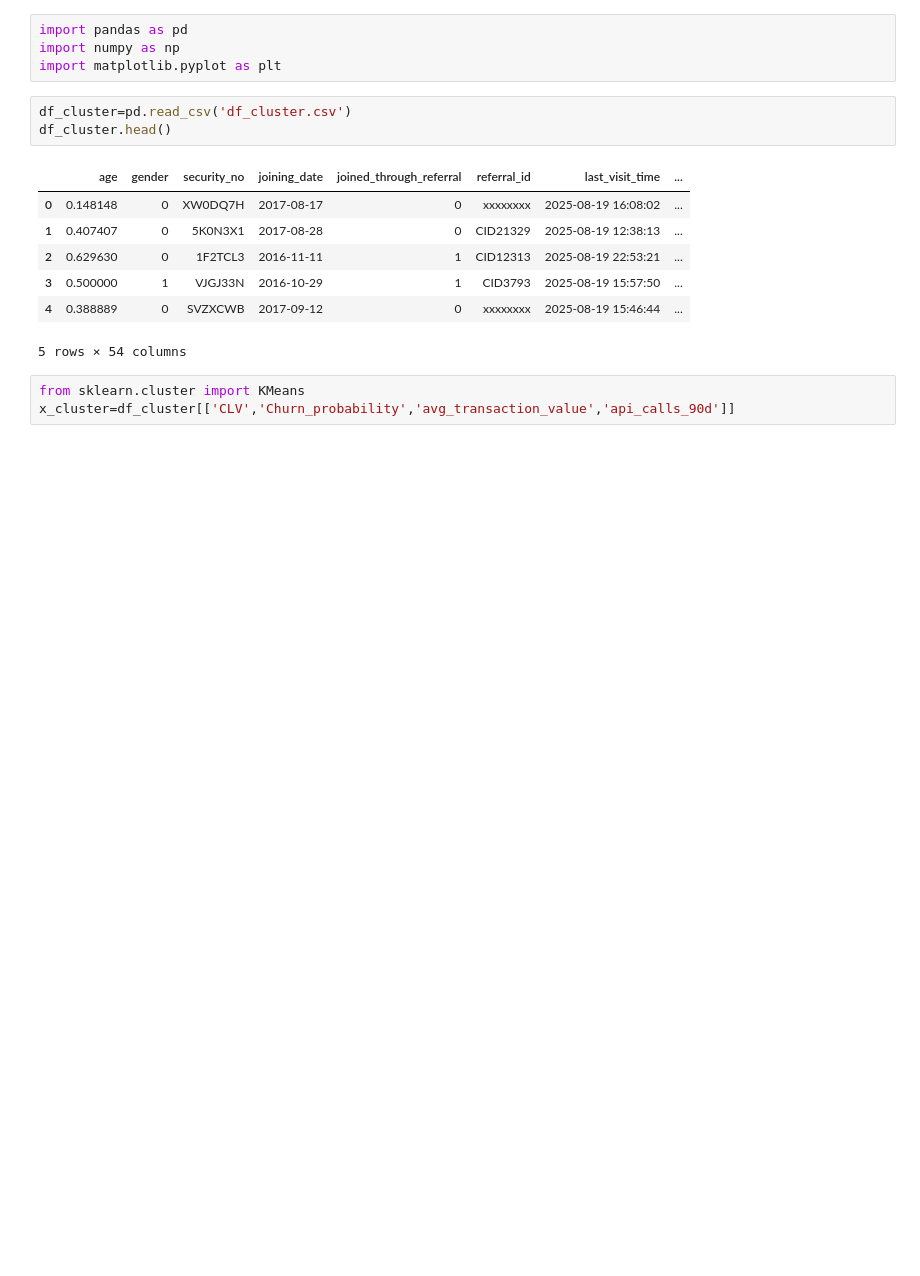
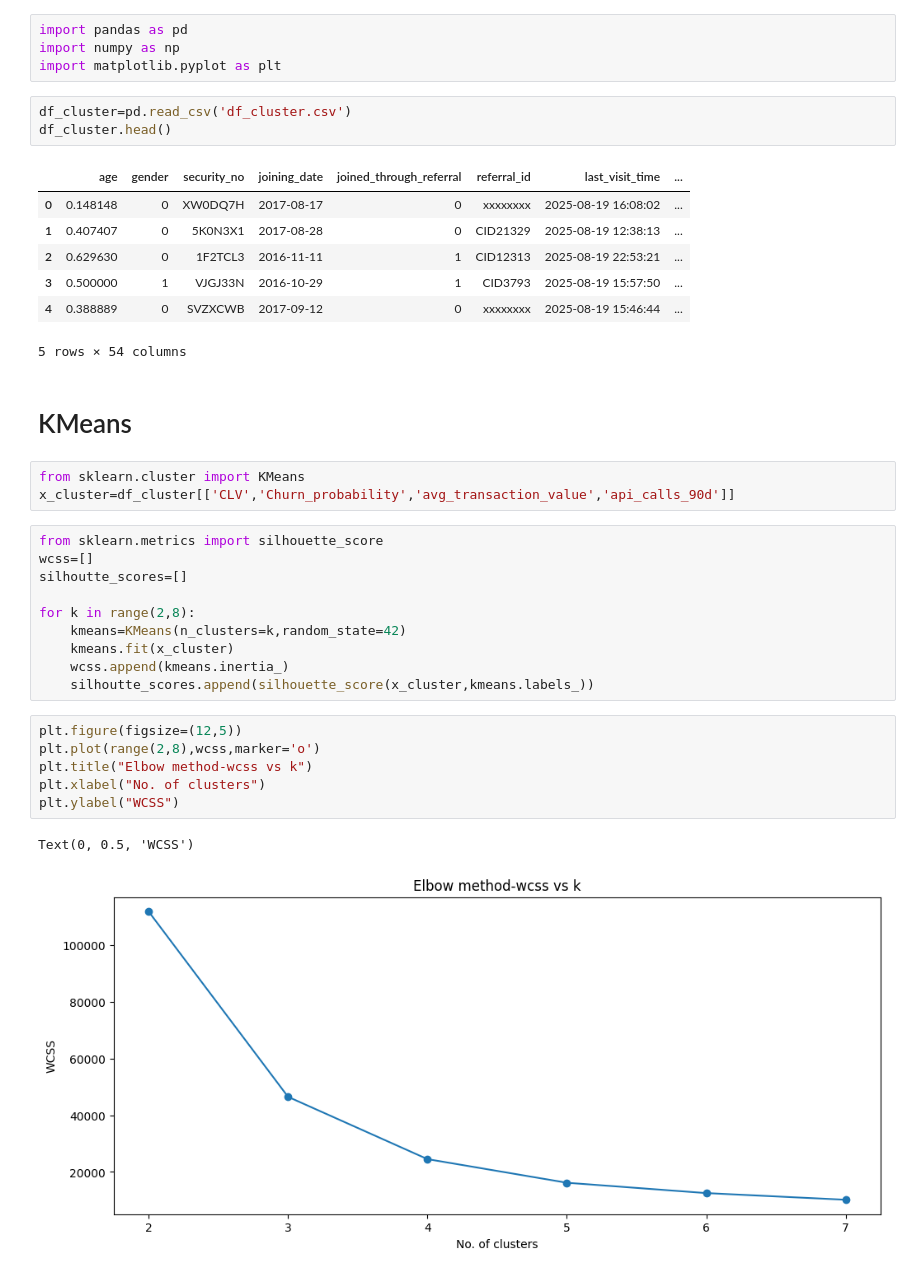
Before and after one commit to akshatsinha2027/Customer-360, a Jupyter notebook: Customer Clustering.ipynb, the cells around one changed output. Cells and saved outputs as stored; diff of their text form; blank space fills up the shorter version.

Commit message:
Finalizing Clustering/Segmenting model

```diff
--- a/Customer Clustering.ipynb
+++ b/Customer Clustering.ipynb
@@ -13,6 +13,27 @@ df_cluster.head()
 | 3 | 0.500000 | 1 | VJGJ33N | 2016-10-29 | 1 | CID3793 | 2025-08-19 15:57:50 | ... |
 | 4 | 0.388889 | 0 | SVZXCWB | 2017-09-12 | 0 | xxxxxxxx | 2025-08-19 15:46:44 | ... |
 5 rows × 54 columns
+# %% [markdown]
+# KMeans
 # %%
 from sklearn.cluster import KMeans
 x_cluster=df_cluster[['CLV','Churn_probability','avg_transaction_value','api_calls_90d']]
+# %%
+from sklearn.metrics import silhouette_score
+wcss=[]
+silhoutte_scores=[]
+
+for k in range(2,8):
+    kmeans=KMeans(n_clusters=k,random_state=42)
+    kmeans.fit(x_cluster)
+    wcss.append(kmeans.inertia_)
+    silhoutte_scores.append(silhouette_score(x_cluster,kmeans.labels_))
+# %%
+plt.figure(figsize=(12,5))
+plt.plot(range(2,8),wcss,marker='o')
+plt.title("Elbow method-wcss vs k")
+plt.xlabel("No. of clusters")
+plt.ylabel("WCSS")
+# %% [output]
+Text(0, 0.5, 'WCSS')
+[figure, added]
```
Also changed, not shown: parts of 13 cells of this notebook.
